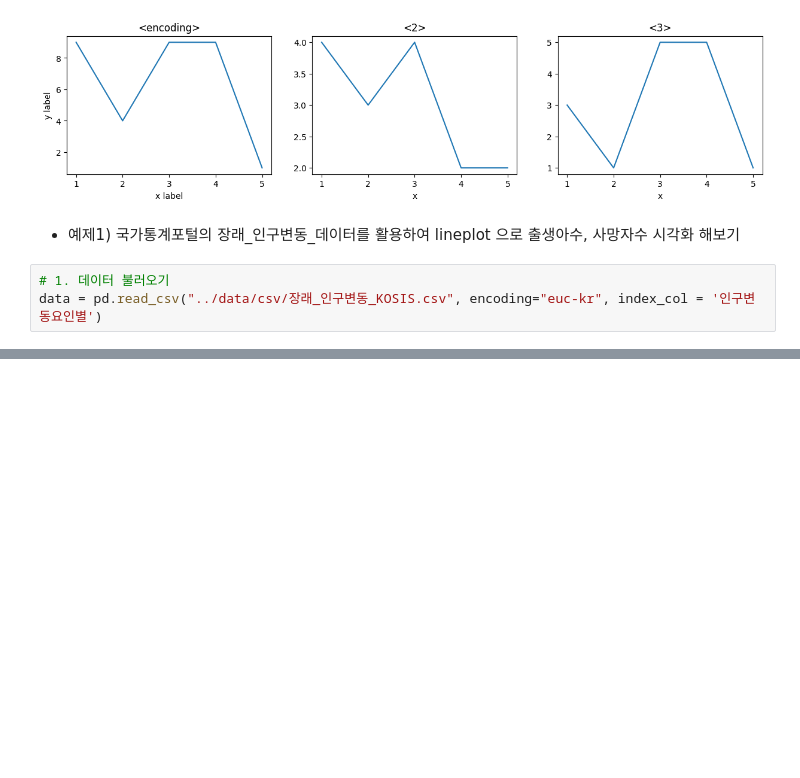
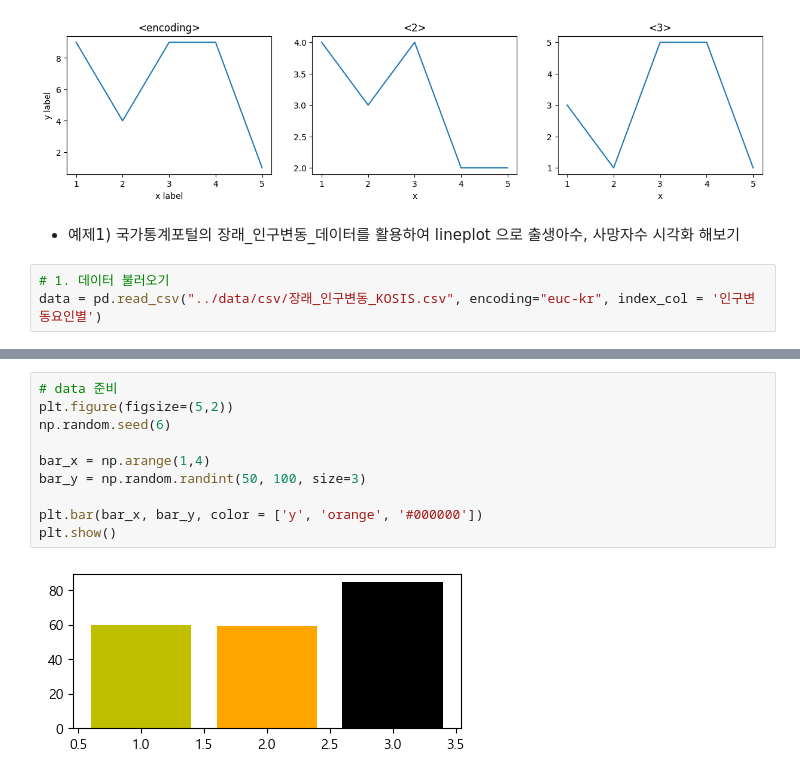
Before and after one commit to sentimentalhoon/MyPython, a Jupyter notebook: python_lib/ex_06_matplotlib.ipynb, the cells around one changed output, grey strips where cells are left out. Drawn from its saved outputs; the diff is of its cells as text; blank space fills up the shorter version.

```diff
--- a/python_lib/ex_06_matplotlib.ipynb
+++ b/python_lib/ex_06_matplotlib.ipynb
@@ -90,0 +124,12 @@ plt.show()
+# %%
+# data 준비
+plt.figure(figsize=(5,2))
+np.random.seed(6)
+
+bar_x = np.arange(1,4)
+bar_y = np.random.randint(50, 100, size=3)
+
+plt.bar(bar_x, bar_y, color = ['y', 'orange', '#000000'])
+plt.show()
+# %% [output]
+[figure, added]
```
Also changed, not shown: parts of 24 cells of this notebook, 7 other files.
